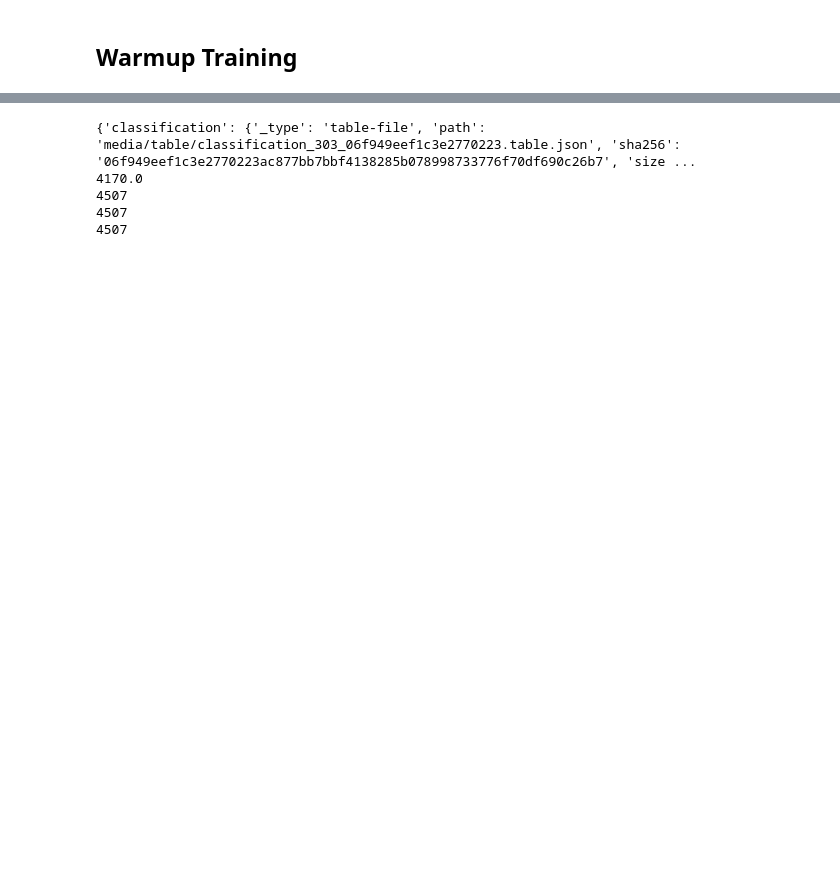
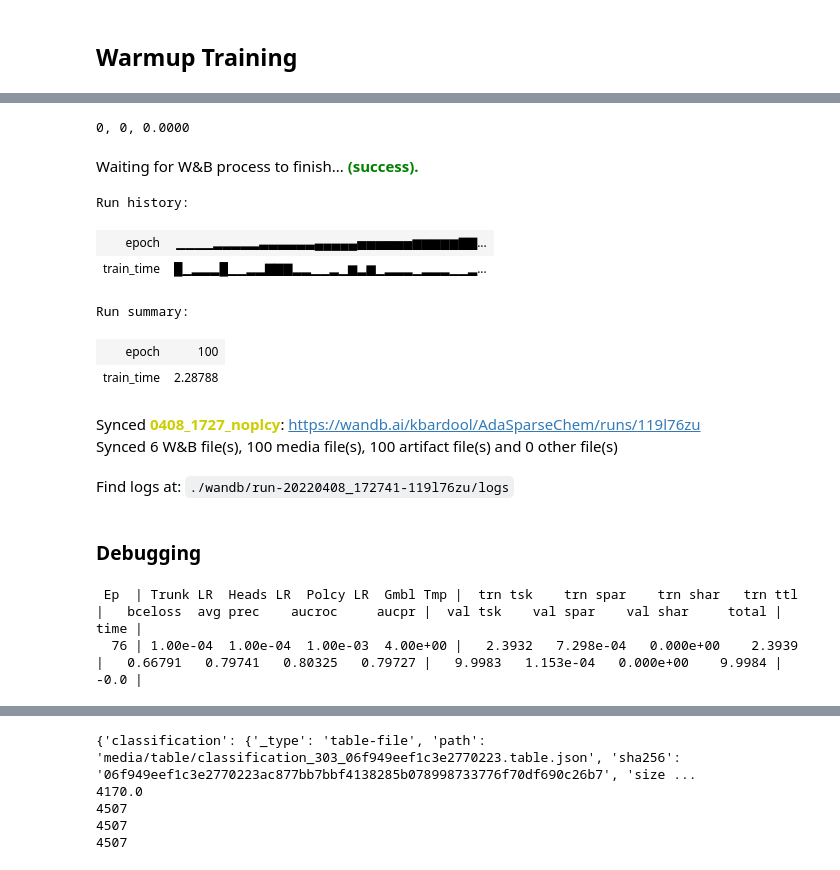
Before and after one commit to kbardool/AdaSparseChem, a Jupyter notebook: notebooks/Adashare_Training.ipynb, the cells around one changed output, grey strips where cells are left out. Saved outputs shown, nothing was run; the diff lists cells and outputs as text; code cells hidden in the pictures; blank space fills up the shorter version.

```diff
--- a/notebooks/Adashare_Training.ipynb
+++ b/notebooks/Adashare_Training.ipynb
@@ -97,13 +215,6 @@ opt, ns = initialize(input_args, build_folders = True)
 # %%
-dldrs = init_dataloaders(opt, verbose = True)
-disp_dataloader_info(dldrs)
-
 environ = init_environment(ns, opt, is_train = True, policy_learning = False, display_cfg = False)
-
-# ********************************************************************
-# **************** define optimizer and schedulers *******************
-# ********************************************************************
-environ.define_optimizer(policy_learning=False)
-environ.define_scheduler(policy_learning=False)
+# environ.define_optimizer(policy_learning=False)
+# environ.define_scheduler(policy_learning=False)
 # %% [output]
 ##################################################
@@ -154,19 +278,2 @@ AttributeError: 'types.SimpleNamespace' object has no attribute 'wandb_run'
 # %%
-if opt['train']['resume']:
-    RESUME_MODEL_CKPT = ""
-    RESUME_METRICS_CKPT = ""
-    print(opt['train']['which_iter'])
-    print(opt['paths']['checkpoint_dir'])
-    print(RESUME_MODEL_CKPT)
-    # opt['train']['resume'] = True
-    # opt['train']['which_iter'] = 'warmup_ep_40_seed_0088'
-    print_separator('Resume training')
-    loaded_iter, loaded_epoch = environ.load_checkpoint(RESUME_MODEL_CKPT, path = opt['paths']['checkpoint_dir'], verbose = True)
-    print(loaded_iter, loaded_epoch)
-#     current_iter = environ.load_checkpoint(opt['train']['which_iter'])
-    environ.networks['mtl-net'].reset_logits()
-    val_metrics = load_from_pickle(opt['paths']['checkpoint_dir'], RESUME_METRICS_CKPT)
-    # training_prep(ns, opt, environ, dldrs, epoch = loaded_epoch, iter = loaded_iter )
-
-else:
-    print_separator('Initiate Training ')
+# check_for_resume_training(ns, opt, environ)
@@ -204,9 +309,7 @@ print(environ.disp_for_excel())
 ## Warmup Training
 # %%
 # environ.display_trained_policy(ns.current_epoch,out=sys.stdout)
-# ns.stop_epoch_warmup = 10
-ns.warmup_epochs = 2
 # ns.check_for_improvment_wait = 0
-print(ns.warmup_epochs, ns.current_epoch)
-print_heading(f" Last Epoch: {ns.current_epoch}   # of warm-up epochs to do:  {ns.warmup_epochs} - Run epochs {ns.current_epoch+1} to {ns.current_epoch + ns.warmup_epochs}", verbose = True)
+ns.warmup_epochs = 100
+print_heading(f" Current Epoch: {ns.current_epoch}   # of warm-up epochs to do:  {ns.warmup_epochs} - Run epochs {ns.current_epoch+1} to {ns.current_epoch + ns.warmup_epochs}", verbose = True)
 # %% [output]
@@ -238,0 +340,24 @@ IndexError: list index out of range
+# %%
+print(f"{ns.best_epoch}, {ns.best_iter}, {ns.best_value:.4f}")
+# %% [output]
+0, 0, 0.0000
+# %%
+# warmup_phase(ns,opt, environ, dldrs, epochs = 25)
+ns.wandb_run.finish()
+
+# ns.wandb_run.finish()
+# environ.losses
+# environ.val_metrics
+# %% [output]
+Waiting for W&B process to finish... (success).
+Run history:
+| epoch | ▁▁▁▁▂▂▂▂▂▃▃▃▃▃▃▄▄▄▄▄▅▅▅▅▅▅▆▆▆▆▆▇▇... |
+| train_time | █▁▂▂▂█▁▁▂▂▇▇▇▂▂▁▁▂▁▆▂▆▁▂▂▂▁▂▂▂▁▁▂... |
+Run summary:
+| epoch | 100 |
+| train_time | 2.28788 |
+Synced 0408_1727_noplcy: https://wandb.ai/kbardool/AdaSparseChem/runs/119l76zu
+Synced 6 W&B file(s), 100 media file(s), 100 artifact file(s) and 0 other file(s)
+Find logs at: ./wandb/run-20220408_172741-119l76zu/logs
+# %% [markdown]
+### Debugging
@@ -239 +366,8 @@ IndexError: list index out of range
+# %%
+print_metrics_cr(ns.current_epoch,  time.time() - time.time(), ns.trn_losses, environ.val_metrics, 0,
+                        out=sys.stdout, to_tqdm = True)
+    #                                              #                                              #                                         #                                                #       #
+# %% [output]
+ Ep  | Trunk LR  Heads LR  Polcy LR  Gmbl Tmp |  trn tsk    trn spar    trn shar   trn ttl |   bceloss  avg prec    aucroc     aucpr |  val tsk    val spar    val shar     total | time |
+  76 | 1.00e-04  1.00e-04  1.00e-03  4.00e+00 |   2.3932   7.298e-04   0.000e+00    2.3939 |   0.66791   0.79741   0.80325   0.79727 |   9.9983   1.153e-04   0.000e+00    9.9984 | -0.0 |
 # %%
```
Also changed, not shown: parts of 20 cells of this notebook, 17 other files.
